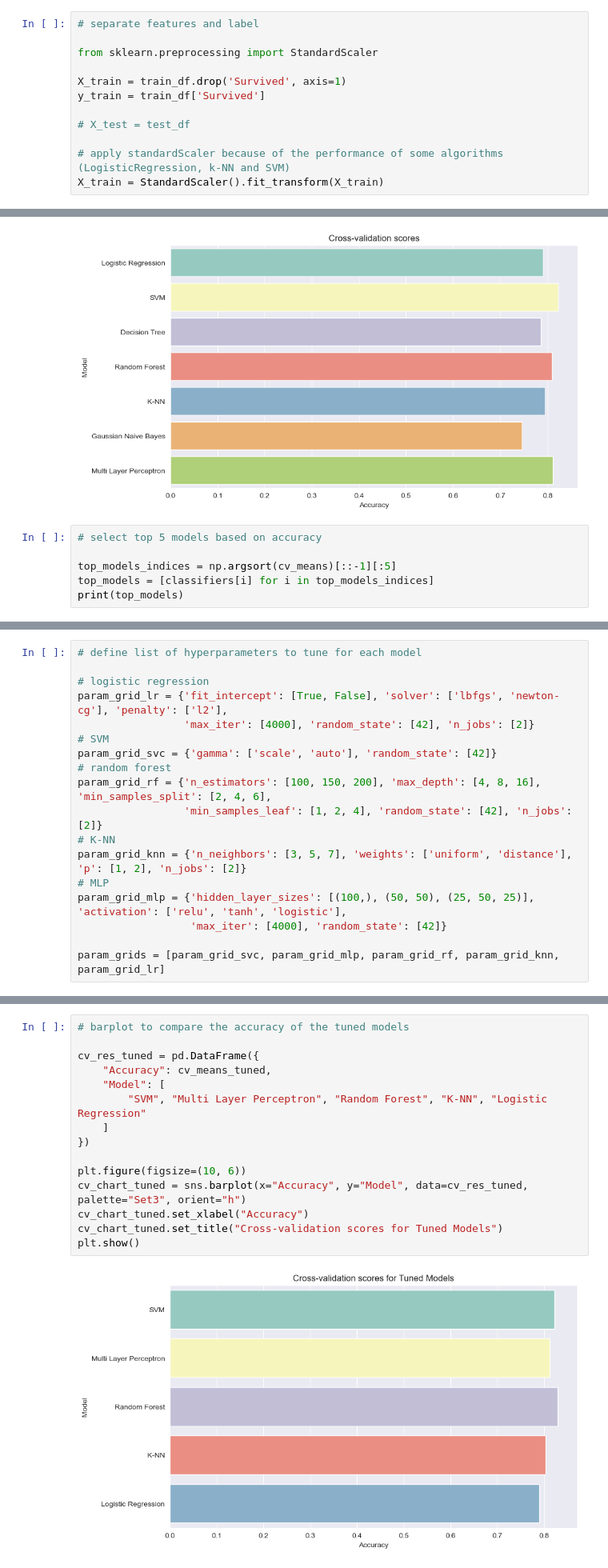
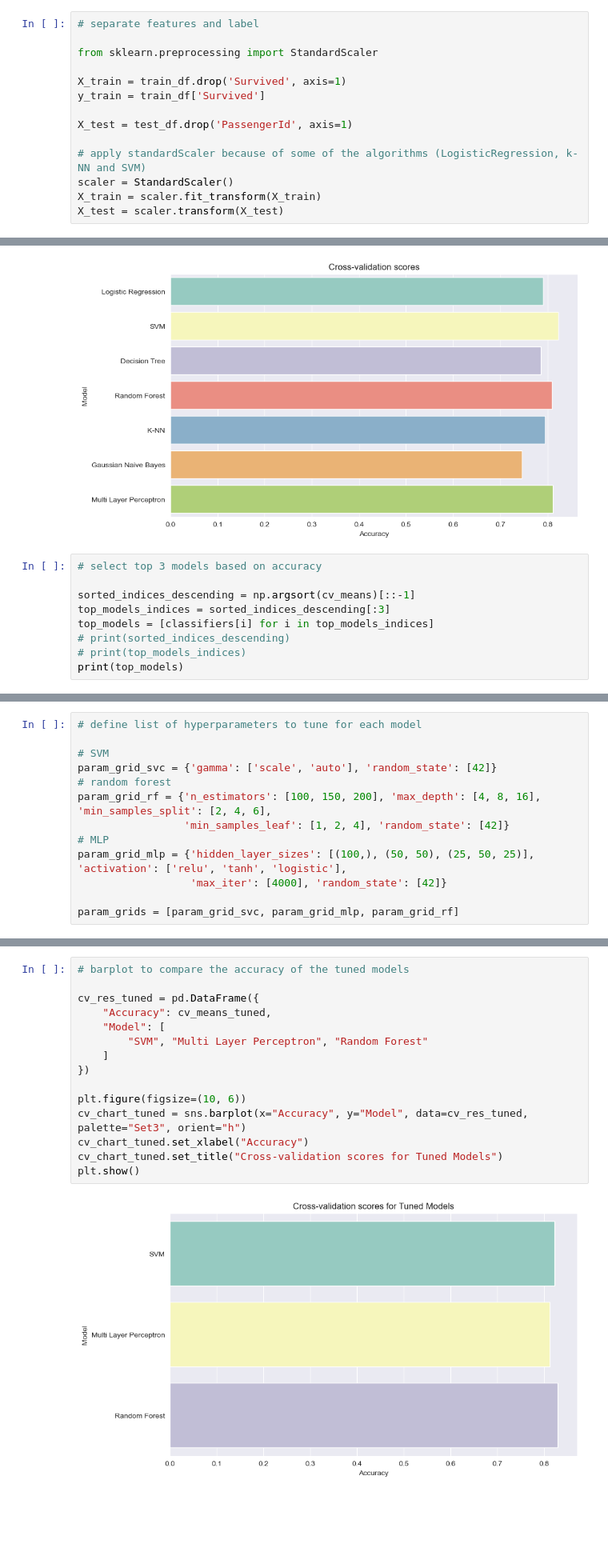
Before and after one commit to filcampos00/ML-titanic, a Jupyter notebook: src/titanic_notebook.ipynb, the cells around one changed output, grey strips where cells are left out. Shown: that part at 80% size. Drawn from its saved outputs; the diff is of its cells as text; blank space fills up the shorter version.

```diff
--- a/src/titanic_notebook.ipynb
+++ b/src/titanic_notebook.ipynb
@@ -319,10 +319,12 @@ from sklearn.preprocessing import StandardScaler
 X_train = train_df.drop('Survived', axis=1)
 y_train = train_df['Survived']
 
-# X_test = test_df
+X_test = test_df.drop('PassengerId', axis=1)
 
-# apply standardScaler because of the performance of some algorithms (LogisticRegression, k-NN and SVM)
-X_train = StandardScaler().fit_transform(X_train)
+# apply standardScaler because of some of the algorithms (LogisticRegression, k-NN and SVM)
+scaler = StandardScaler()
+X_train = scaler.fit_transform(X_train)
+X_test = scaler.transform(X_test)
 # %%
 # cross-validation, k-folds = 10
 # test list of models to check which ones to use for ensemble
@@ -385,9 +387,12 @@ plt.show()
 # %% [output]
 [figure]
 # %%
-# select top 5 models based on accuracy
+# select top 3 models based on accuracy
 
-top_models_indices = np.argsort(cv_means)[::-1][:5]
+sorted_indices_descending = np.argsort(cv_means)[::-1]
+top_models_indices = sorted_indices_descending[:3]
 top_models = [classifiers[i] for i in top_models_indices]
+# print(sorted_indices_descending)
+# print(top_models_indices)
 print(top_models)
 # %% [output]
@@ -395,19 +400,14 @@ print(top_models)
 # %%
 # define list of hyperparameters to tune for each model
 
-# logistic regression
-param_grid_lr = {'fit_intercept': [True, False], 'solver': ['lbfgs', 'newton-cg'], 'penalty': ['l2'],
-                 'max_iter': [4000], 'random_state': [42], 'n_jobs': [2]}
 # SVM
 param_grid_svc = {'gamma': ['scale', 'auto'], 'random_state': [42]}
 # random forest
 param_grid_rf = {'n_estimators': [100, 150, 200], 'max_depth': [4, 8, 16], 'min_samples_split': [2, 4, 6],
-                 'min_samples_leaf': [1, 2, 4], 'random_state': [42], 'n_jobs': [2]}
-# K-NN
-param_grid_knn = {'n_neighbors': [3, 5, 7], 'weights': ['uniform', 'distance'], 'p': [1, 2], 'n_jobs': [2]}
+                 'min_samples_leaf': [1, 2, 4], 'random_state': [42]}
 # MLP
 param_grid_mlp = {'hidden_layer_sizes': [(100,), (50, 50), (25, 50, 25)], 'activation': ['relu', 'tanh', 'logistic'],
                   'max_iter': [4000], 'random_state': [42]}
 
-param_grids = [param_grid_svc, param_grid_mlp, param_grid_rf, param_grid_knn, param_grid_lr]
+param_grids = [param_grid_svc, param_grid_mlp, param_grid_rf]
 # %%
@@ -450,18 +446,18 @@ LogisticRegression: Accuracy: 0.790, Standard Deviation: 0.025
 # %%
 # barplot to compare the accuracy of the tuned models
 
 cv_res_tuned = pd.DataFrame({
     "Accuracy": cv_means_tuned,
     "Model": [
-        "SVM", "Multi Layer Perceptron", "Random Forest", "K-NN", "Logistic Regression"
+        "SVM", "Multi Layer Perceptron", "Random Forest"
     ]
 })
 
 plt.figure(figsize=(10, 6))
 cv_chart_tuned = sns.barplot(x="Accuracy", y="Model", data=cv_res_tuned, palette="Set3", orient="h")
 cv_chart_tuned.set_xlabel("Accuracy")
 cv_chart_tuned.set_title("Cross-validation scores for Tuned Models")
 plt.show()
 # %% [output]
-[figure, old version]
+[figure, new version]
 # %%
```
Also changed, not shown: parts of 6 cells of this notebook.
